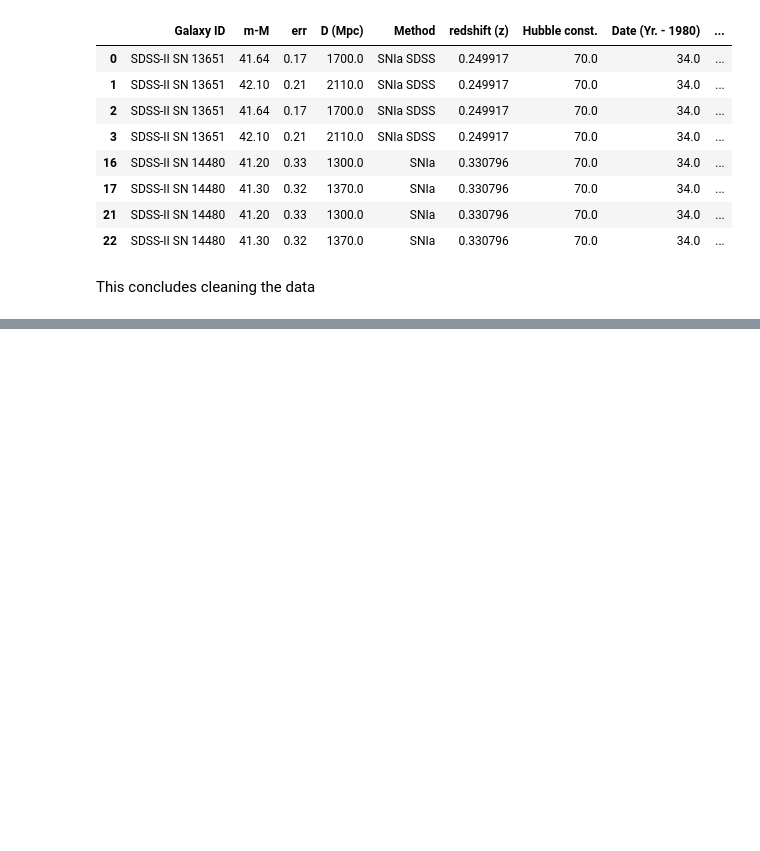
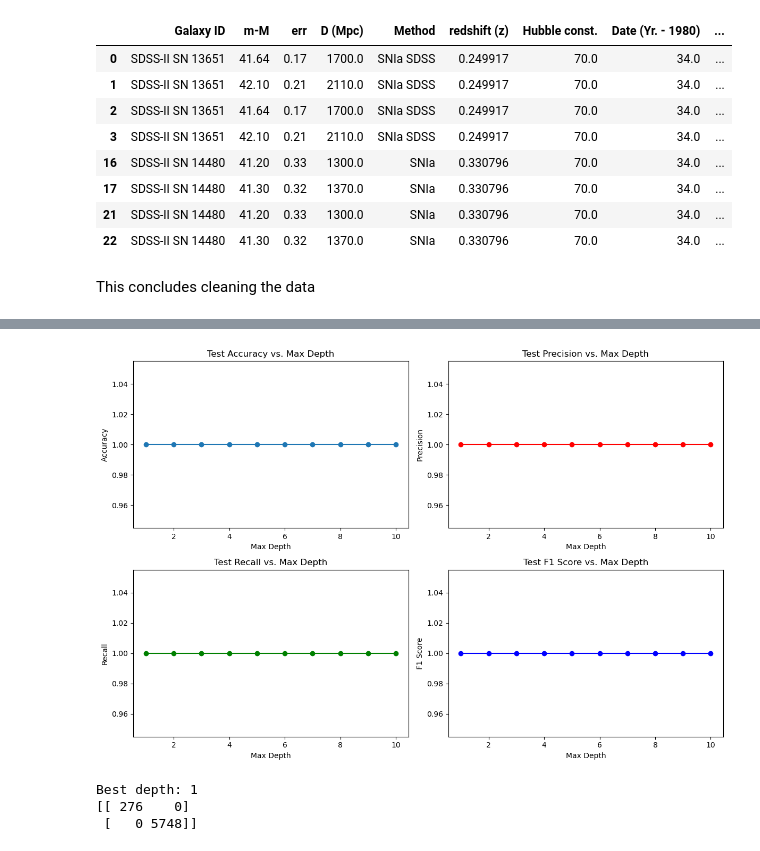
Before and after one commit to mlagnado/Decision_Tree_Final, a Jupyter notebook: Decision_Tree.ipynb, the cells around one changed output, grey strips where cells are left out. Drawn from its saved outputs; the diff is of its cells as text; code cells hidden in the pictures; blank space fills up the shorter version.

```diff
--- a/Decision_Tree.ipynb
+++ b/Decision_Tree.ipynb
@@ -257,0 +395,6 @@ predictions = [predict_tree(tree, sample) for sample in X] #Use the tree
+# %%
+print(X[0])
+X_new = np.delete(X, 5, axis=1)
+print(X_new[0])
+index = np.where(data.drop(columns=["Date (Yr. - 1980)"])['Has Hubble'] != 1)
+print((data.drop(columns=["Date (Yr. - 1980)"])['Has Hubble'].unique()))
@@ -257,0 +405,3 @@ predictions = [predict_tree(tree, sample) for sample in X] #Use the tree
+# %%
+tree = build_tree(X_new, y, max_depth=5)
+print_tree(tree)
@@ -257,0 +455,48 @@ predictions = [predict_tree(tree, sample) for sample in X] #Use the tree
+# %%
+plt.figure(figsize=(12, 8))
+
+# Accuracy plot
+plt.subplot(2, 2, 1)
+plt.plot(range(1, 11), test_accuracies, marker='o')
+plt.title('Test Accuracy vs. Max Depth')
+plt.xlabel('Max Depth')
+plt.ylabel('Accuracy')
+
+# Precision plot
+plt.subplot(2, 2, 2)
+plt.plot(range(1, 11), test_precisions, marker='o', color='r')
+plt.title('Test Precision vs. Max Depth')
+plt.xlabel('Max Depth')
+plt.ylabel('Precision')
+
+# Recall plot
+plt.subplot(2, 2, 3)
+plt.plot(range(1, 11), test_recalls, marker='o', color='g')
+plt.title('Test Recall vs. Max Depth')
+plt.xlabel('Max Depth')
+plt.ylabel('Recall')
+
+# F1 plot
+plt.subplot(2, 2, 4)
+plt.plot(range(1, 11), test_f1s, marker='o', color='b')
+plt.title('Test F1 Score vs. Max Depth')
+plt.xlabel('Max Depth')
+plt.ylabel('F1 Score')
+
+plt.tight_layout()
+plt.show()
+# %% [output]
+[figure, added]
+# %%
+# Confusion Matrix for the best depth
+best_depth = np.argmax(test_f1s) + 1  # depth with highest F1 score
+best_tree = build_tree(X_train, y_train, max_depth=best_depth)
+y_pred_best = predict(best_tree, X_test)
+
+conf_matrix = confusion_matrix(y_test, y_pred_best)
+print('Best depth:', best_depth) #well of course it is 10
+print(conf_matrix)
+# %% [output]
+Best depth: 1
+[[ 276    0]
+ [   0 5748]]
```
Also changed, not shown: parts of 17 cells of this notebook.
